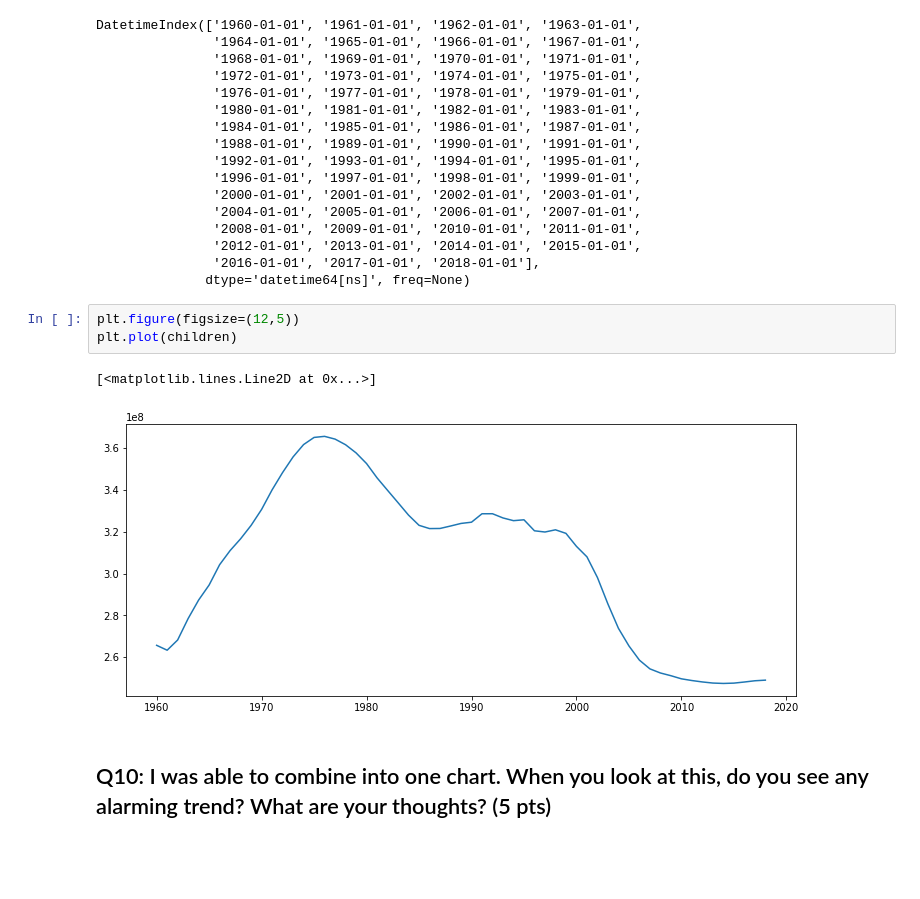
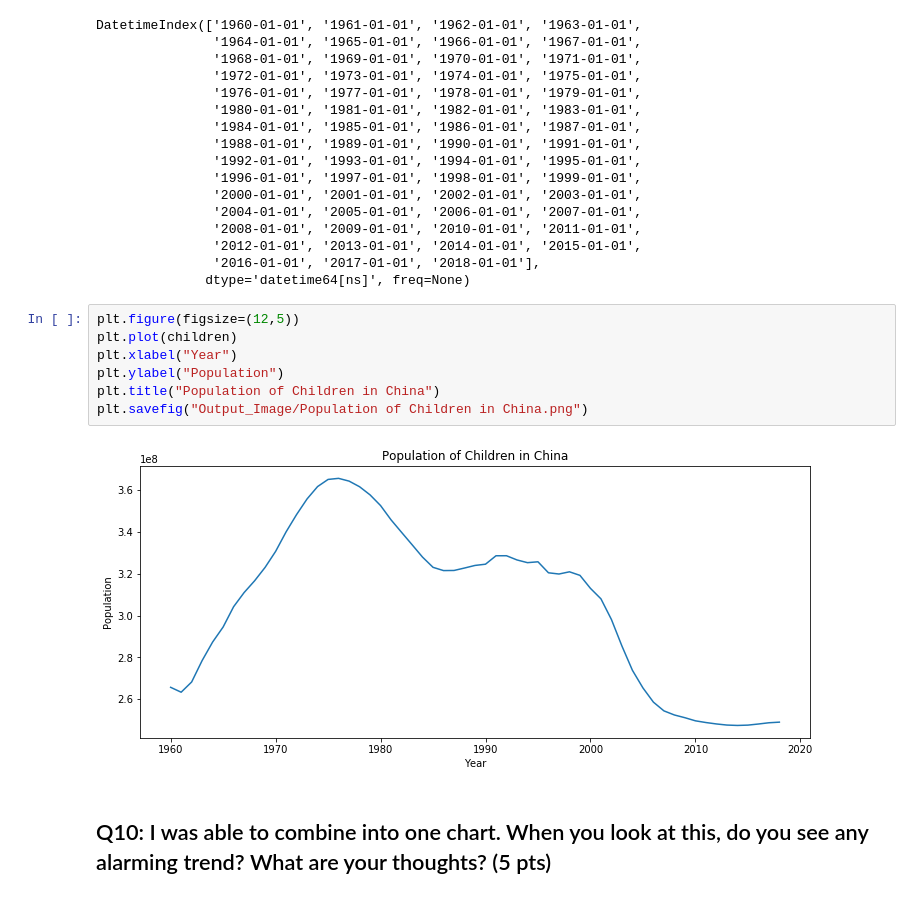
Before and after one commit to peirangxu/extra-credit, a Jupyter notebook: 15. Extra Credit Assignment.ipynb, the cells around one changed output. Saved outputs shown, nothing was run; the diff lists cells and outputs as text; blank space fills up the shorter version.

```diff
--- a/15. Extra Credit Assignment.ipynb
+++ b/15. Extra Credit Assignment.ipynb
@@ -820,12 +827,15 @@ DatetimeIndex(['1960-01-01', '1961-01-01', '1962-01-01', '1963-01-01',
                '2012-01-01', '2013-01-01', '2014-01-01', '2015-01-01',
                '2016-01-01', '2017-01-01', '2018-01-01'],
               dtype='datetime64[ns]', freq=None)
-# %%
-plt.figure(figsize=(12,5))
-plt.plot(children)
-# %% [output]
-[<matplotlib.lines.Line2D at 0x...>]
-[figure, removed]
+# %%
+plt.figure(figsize=(12,5))
+plt.plot(children)
+plt.xlabel("Year")
+plt.ylabel("Population")
+plt.title("Population of Children in China")
+plt.savefig("Output_Image/Population of Children in China.png")
+# %% [output]
+[figure, added]
 # %% [markdown]
 ## Q10: I was able to combine into one chart. When you look at this, do you see any alarming trend? What are your thoughts? (5 pts)
 # %% [markdown]
```
Also changed, not shown: parts of 7 cells of this notebook, 7 other files.
